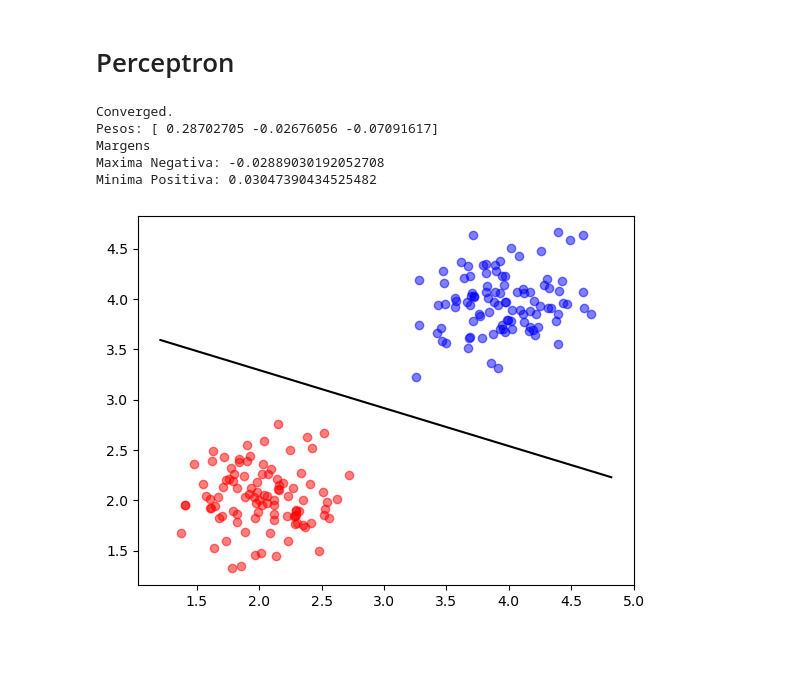
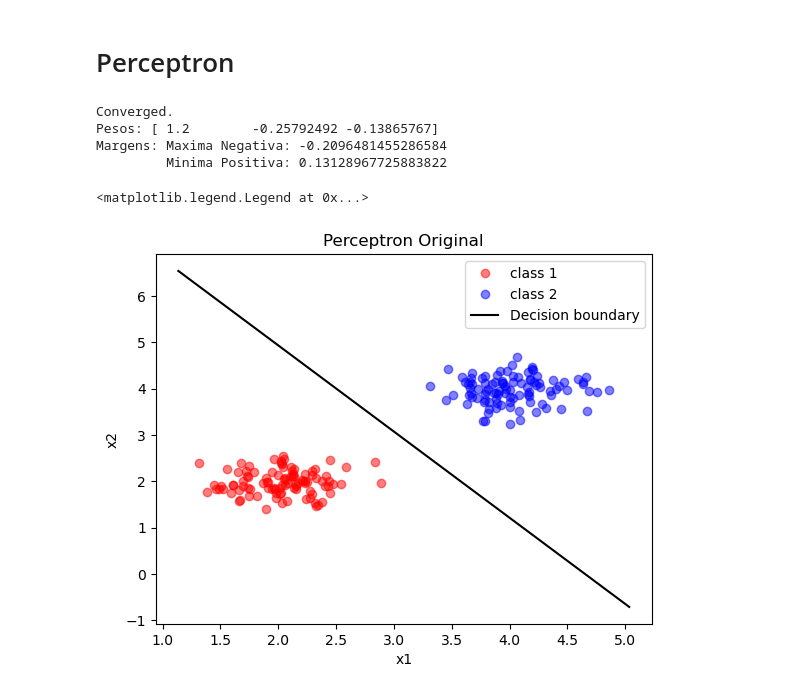
Before and after one commit to muzzidiogo/reconhecimento_de_padroes, a Jupyter notebook: 12_margem_perceptron.ipynb, the cells around one changed output. Drawn from its saved outputs; the diff is of its cells as text; code cells hidden in the pictures; blank space fills up the shorter version.

```diff
--- a/12_margem_perceptron.ipynb
+++ b/12_margem_perceptron.ipynb
@@ -77,28 +94,33 @@ def perceptron(xall, yall, max_iter=1000, eta = 0.1, lambda_ = 0.1):
 # %%
+np.random.seed(321)
 # Plot dos dados de treinamento
 plt.plot(x1[:,0], x1[:,1], 'ro', label = 'class 1',  alpha = 0.5)
 plt.plot(x2[:,0], x2[:,1], 'bo', label = 'class 2',  alpha = 0.5)
 
-# Cálculo e plot da linha de decisão
-w = perceptron(xall, yall, max_iter=1000, eta = 0.1, lambda_ = 0.1)
+# Treinamento do Perceptron
+w = perceptron(xall, yall, max_iter=1000, eta = 0.1)
 print(f"Pesos: {w}")
 
 # Hiperplano de decisão: w0 + w1*x + w2*y = 0 → y = -(w0 + w1*x)/w2
 x_min, x_max = plt.xlim()
 x1_min, x1_max = plt.ylim()
 xx = np.linspace(x_min, x_max, 100)
 y = -(w[0] + w[1] * xx) / w[2]
 plt.plot(xx, y, 'k-', label = 'Decision boundary')
 
 # Cálculo da margem
 X_aug = np.hstack((np.ones(xall.shape[0]).reshape(-1, 1), xall))
 imax_neg, imin_pos, margins = calc_margin_braga(w, X_aug)
-print(f"Margens \nMaxima Negativa: {margins[imax_neg]}")
-print(f"Minima Positiva: {margins[imin_pos]}")
+print(f"Margens: Maxima Negativa: {margins[imax_neg]}")
+print(f"\t Minima Positiva: {margins[imin_pos]}")
+plt.title("Perceptron Original")
+plt.xlabel("x1")
+plt.ylabel("x2")
+plt.legend()
 # %% [output]
 Converged.
-Pesos: [ 0.28702705 -0.02676056 -0.07091617]
-Margens
-Maxima Negativa: -0.02889030192052708
-Minima Positiva: 0.03047390434525482
+Pesos: [ 1.2        -0.25792492 -0.13865767]
+Margens: Maxima Negativa: -0.2096481455286584
+         Minima Positiva: 0.13128967725883822
+<matplotlib.legend.Legend at 0x...>
-[figure, old version]
+[figure, new version]
```
Also changed, not shown: parts of 3 cells of this notebook.
